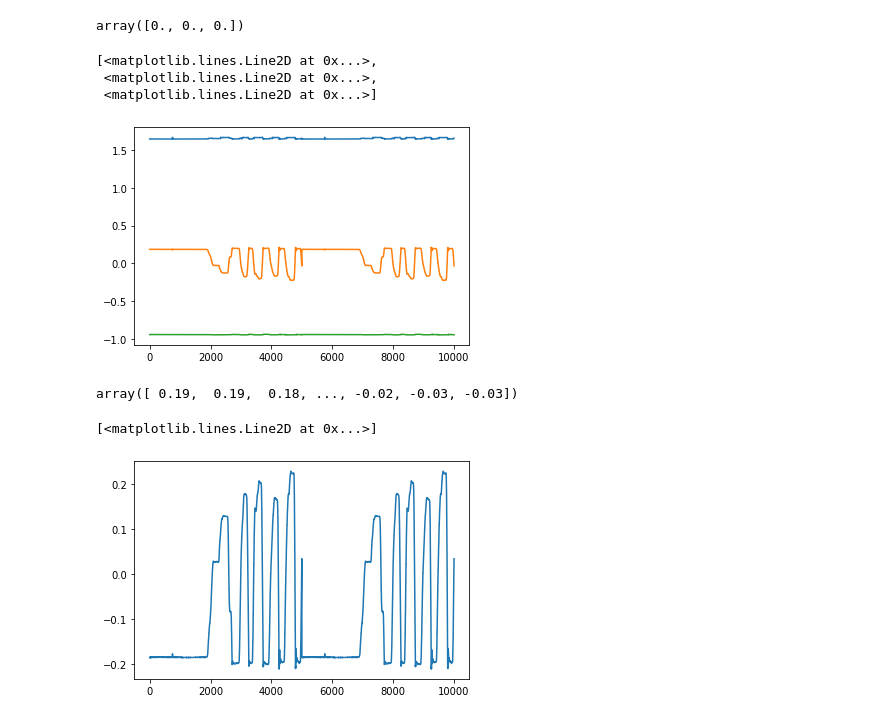
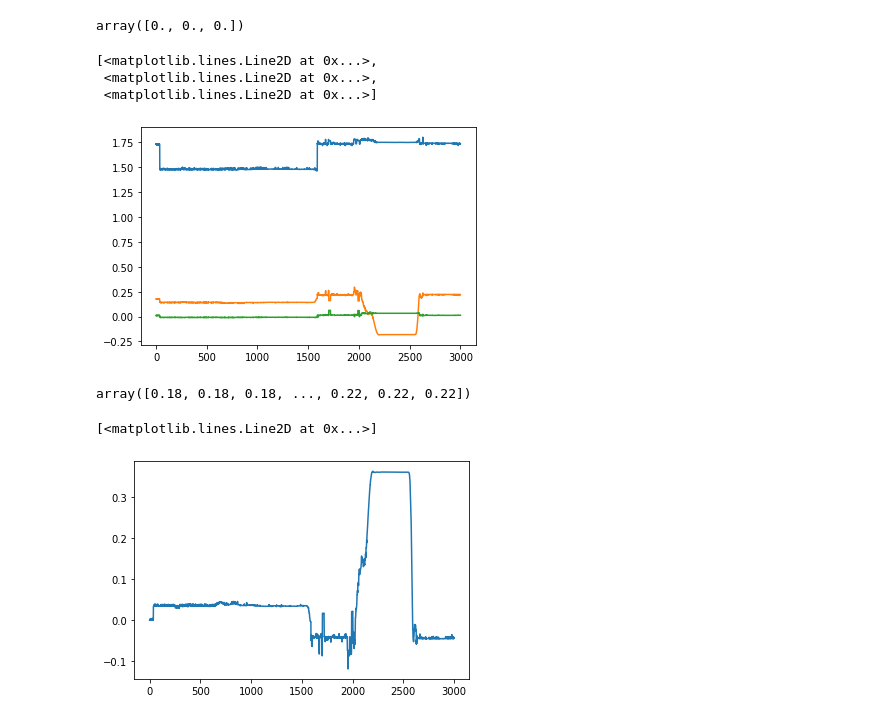
Before and after one commit to caoliheng/vicon_latency, a Jupyter notebook: plot.ipynb, the cells around one changed output. Drawn from its saved outputs; the diff is of its cells as text; code cells hidden in the pictures.

```diff
--- a/plot.ipynb
+++ b/plot.ipynb
@@ -27,0 +24,6 @@ idx: 0 fields: 11
+# %%
+# reader = DataReader('2021-06-29_09-48.mds')
+# reader = DataReader('2021-06-28_12-23-03.mds')
+# reader = DataReader('2021-06-29_15-44-18.mds')
+# reader = DataReader('2021-06-29_15-45-54.mds')
+reader = DataReader('2021-06-29_16-45-28.mds')
@@ -119,13 +70,13 @@ plt.plot(E_all)
 [<matplotlib.lines.Line2D at 0x...>,
  <matplotlib.lines.Line2D at 0x...>,
  <matplotlib.lines.Line2D at 0x...>]
-[figure, old version]
+[figure, new version]
 # %%
 Rotation.from_quat(reader.data['vicon_leg_hr'][:,3:7]).as_euler('xyz')[:,1]
 # %% [output]
-array([ 0.19,  0.19,  0.18, ..., -0.02, -0.03, -0.03])
+array([0.18, 0.18, 0.18, ..., 0.22, 0.22, 0.22])
 # %%
-plt.plot(E*-1)
+plt.plot(-1*(E-E[0]))
 # %% [output]
 [<matplotlib.lines.Line2D at 0x...>]
-[figure, old version]
+[figure, new version]
```
Also changed, not shown: parts of 24 cells of this notebook, 7 other files.
